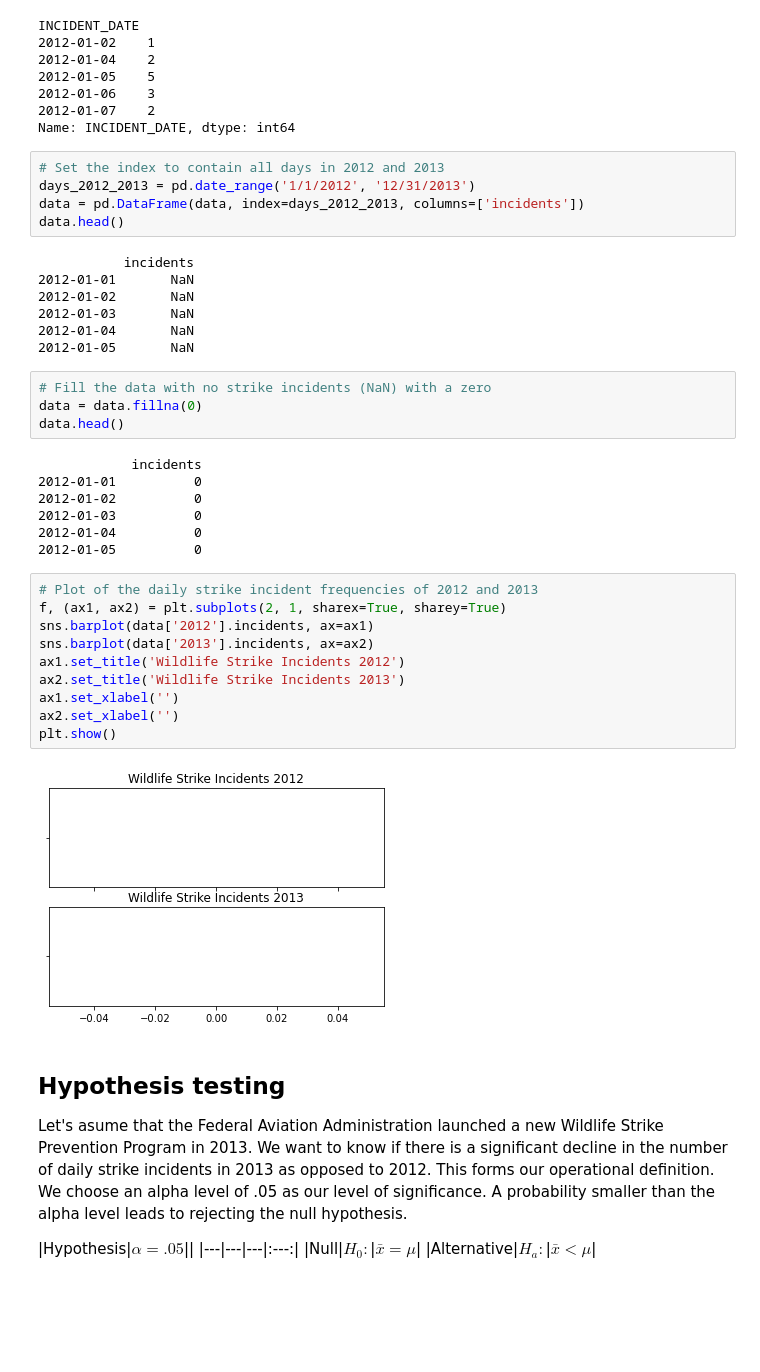
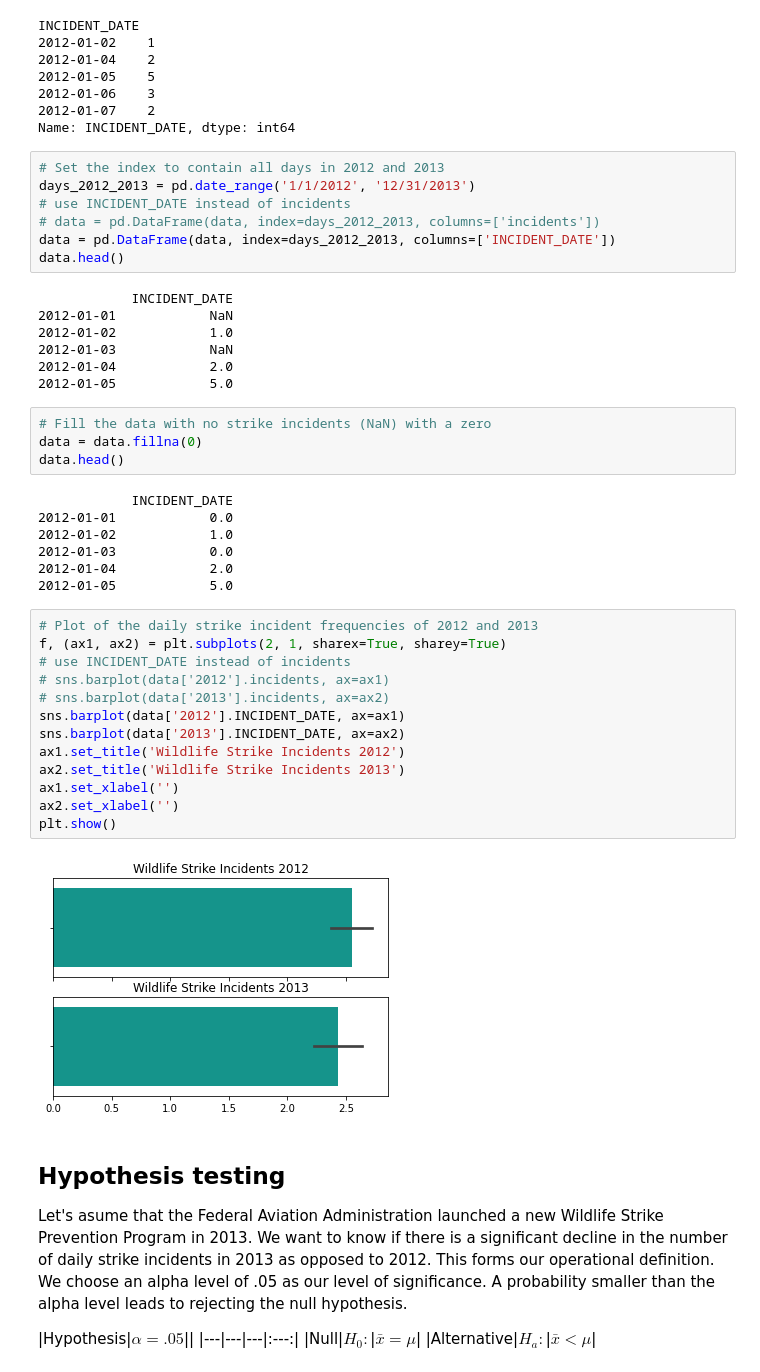
Before and after one commit to shauryashaurya/Notes-on-Statistics-and-Machine-Learning, a Jupyter notebook: 0014 Hypothesis Testing with Bird Strike Incidents.ipynb, the cells around one changed output. Cells and saved outputs as stored; diff of their text form; blank space fills up the shorter version.

```diff
--- a/0014 Hypothesis Testing with Bird Strike Incidents.ipynb
+++ b/0014 Hypothesis Testing with Bird Strike Incidents.ipynb
@@ -40,38 +40,43 @@ Name: INCIDENT_DATE, dtype: int64
 # %%
 # Set the index to contain all days in 2012 and 2013
 days_2012_2013 = pd.date_range('1/1/2012', '12/31/2013')
-data = pd.DataFrame(data, index=days_2012_2013, columns=['incidents'])
+# use INCIDENT_DATE instead of incidents
+# data = pd.DataFrame(data, index=days_2012_2013, columns=['incidents'])
+data = pd.DataFrame(data, index=days_2012_2013, columns=['INCIDENT_DATE'])
 data.head()
 # %% [output]
-           incidents
-2012-01-01       NaN
-2012-01-02       NaN
-2012-01-03       NaN
-2012-01-04       NaN
-2012-01-05       NaN
+            INCIDENT_DATE
+2012-01-01            NaN
+2012-01-02            1.0
+2012-01-03            NaN
+2012-01-04            2.0
+2012-01-05            5.0
 # %%
 # Fill the data with no strike incidents (NaN) with a zero
 data = data.fillna(0)
 data.head()
 # %% [output]
-            incidents
-2012-01-01          0
-2012-01-02          0
-2012-01-03          0
-2012-01-04          0
-2012-01-05          0
+            INCIDENT_DATE
+2012-01-01            0.0
+2012-01-02            1.0
+2012-01-03            0.0
+2012-01-04            2.0
+2012-01-05            5.0
 # %%
 # Plot of the daily strike incident frequencies of 2012 and 2013
 f, (ax1, ax2) = plt.subplots(2, 1, sharex=True, sharey=True)
-sns.barplot(data['2012'].incidents, ax=ax1)
-sns.barplot(data['2013'].incidents, ax=ax2)
+# use INCIDENT_DATE instead of incidents
+# sns.barplot(data['2012'].incidents, ax=ax1)
+# sns.barplot(data['2013'].incidents, ax=ax2)
+sns.barplot(data['2012'].INCIDENT_DATE, ax=ax1)
+sns.barplot(data['2013'].INCIDENT_DATE, ax=ax2)
 ax1.set_title('Wildlife Strike Incidents 2012')
 ax2.set_title('Wildlife Strike Incidents 2013')
 ax1.set_xlabel('')
 ax2.set_xlabel('')
 plt.show()
 # %% [output]
-[figure, old version]
+[figure, new version]
 # %% [markdown]
 ## Hypothesis testing
 Let's asume that the Federal Aviation Administration launched a new Wildlife Strike Prevention Program in 2013. We want to know if there is a significant decline in the number of daily strike incidents in 2013 as opposed to 2012. This forms our operational definition. We choose an alpha level of .05 as our level of significance. A probability smaller than the alpha level leads to rejecting the null hypothesis.
```
Also changed, not shown: parts of 9 cells of this notebook, 4 other files.
